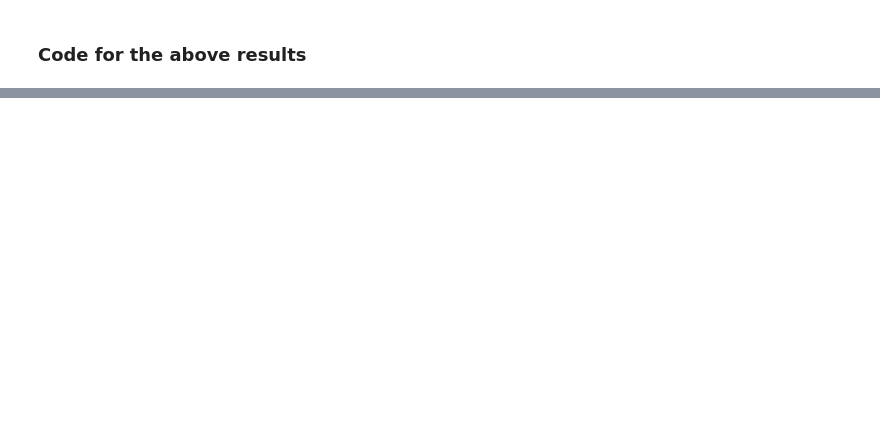
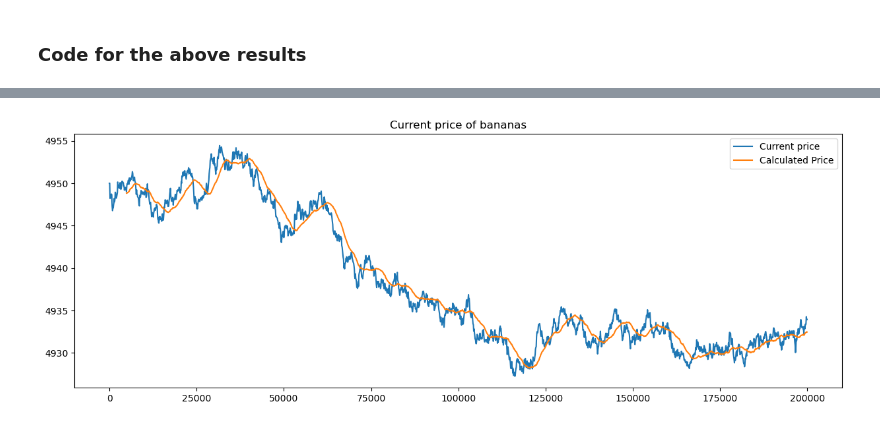
Before and after one commit to IMC-Croissant/AlgoTrading, a Jupyter notebook: Coding/notebooks/Prosperity_Current_price.ipynb, the cells around one changed output, grey strips where cells are left out. Saved outputs shown, nothing was run; the diff lists cells and outputs as text; code cells hidden in the pictures; blank space fills up the shorter version.

```diff
--- a/Coding/notebooks/Prosperity_Current_price.ipynb
+++ b/Coding/notebooks/Prosperity_Current_price.ipynb
@@ -193,0 +285,5 @@ class Trader:
+# %%
+df_bananas_new["SMA50"] = df_bananas_new["mid_price"].rolling(50).mean()
+df_bananas_new["SMA20"] = df_bananas_new["mid_price"].rolling(20).mean()
+df_bananas_new["SMA5"] = df_bananas_new["mid_price"].rolling(5).mean()
+df_bananas_new["SMA2"] = df_bananas_new["mid_price"].rolling(2).mean()
@@ -193,0 +311,9 @@ class Trader:
+# %%
+plt.figure(figsize=(15, 5))
+plt.plot(df_bananas_new.index, df_bananas_new["Curr_price"])
+plt.plot(df_bananas_new.index, df_bananas_new["Cal_price"])
+plt.title("Current price of bananas")
+plt.legend(["Current price", "Calculated Price"])
+plt.show()
+# %% [output]
+[figure, added]
```
Also changed, not shown: parts of 25 cells of this notebook.
